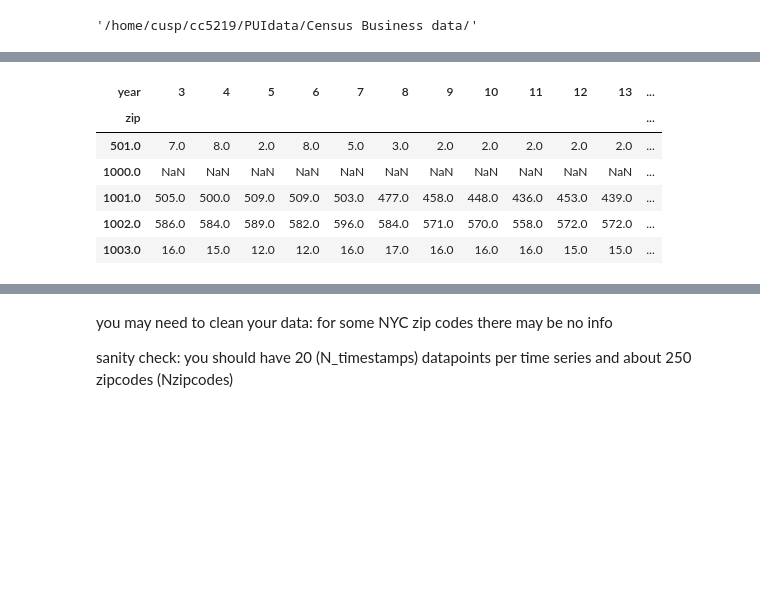
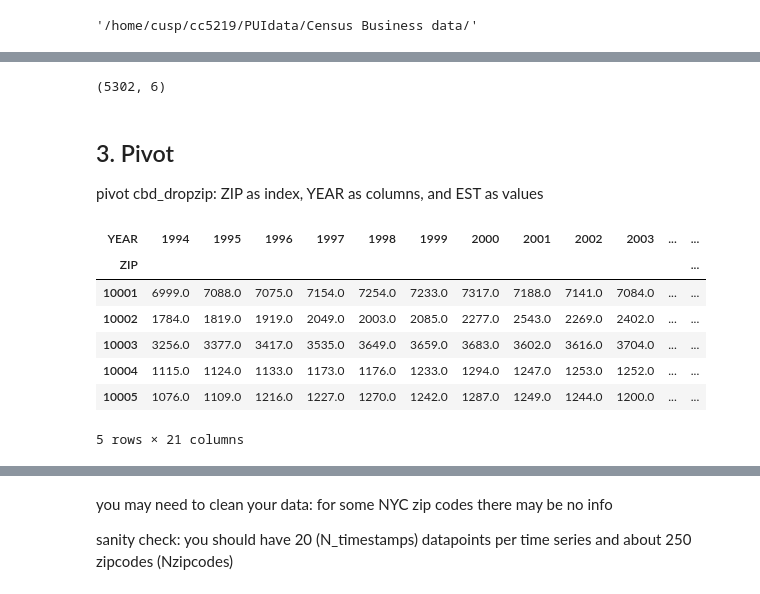
Before and after one commit to Cuiniuhua/PUI2016_cc5219, a Jupyter notebook: HW11_cc5219/HW11_2_cc5219.ipynb, the cells around one changed output, grey strips where cells are left out. Cells and saved outputs as stored; diff of their text form; code cells hidden in the pictures; blank space fills up the shorter version.

```diff
--- a/HW11_cc5219/HW11_2_cc5219.ipynb
+++ b/HW11_cc5219/HW11_2_cc5219.ipynb
@@ -65,13 +76,13 @@ geonyc.head()
 # %%
-#cbd data
 cbd = pd.DataFrame()
 for yr in range(1994,2015):
     year = str(yr)[2:4]
     fname = 'zbp' + year + 'totals.zip'
     zf = zipfile.ZipFile(path + fname)
     df = pd.read_csv(zf.open(fname.replace('.zip','.txt')))
-    df['year'] = year
-    temp = df.loc[:,['zip','year','est']]
+    df.columns = [item.upper() for item in df.columns]
+    df['YEAR'] = yr
+    temp = df.loc[:,['ZIP','YEAR','EST']]
     cbd = pd.concat([cbd, temp], axis=0)
 # %%
 cbd.head()
@@ -85,5 +95,0 @@ cbd.head()
-# %%
-cbd['zip'] = pd.to_numeric(cbd.zip).values
-cbd['year'] = pd.to_numeric(cbd.year).values
-cbd.index = cbd.zip
-cbd.head()
@@ -111,0 +109,4 @@ cbddrop.head()
+# %%
+cbd = cbd.merge(geonyc, on='ZIP')
+print cbd.shape
+cbd.head()
@@ -111,0 +123,4 @@ cbddrop.head()
+# %%
+cbd_dropzip = cbd[cbd["ZIP"].isin(geonyc['ZIP'].astype(int))]
+cbd_dropzip  = cbd_dropzip .dropna()
+cbd_dropzip .head()
@@ -112,16 +134,24 @@ cbddrop.head()
+# %%
+cbd_dropzip .shape
+# %% [output]
+(5302, 6)
+# %% [markdown]
+## 3. Pivot
+
+pivot cbd_dropzip: ZIP as index, YEAR as columns, and EST as values
 # %%
 # ZIP as index, YEAR as columns, and EST as values
-cbd_pivot = cbd.pivot_table(index='zip', columns='year', values='est')
-cbd_pivot.dropna(axis = 1)
+cbd_pivot = cbd_dropzip .pivot_table(index='ZIP', columns='YEAR', values='EST')
 cbd_pivot.head()
 # %% [output]
-| year | 3 | 4 | 5 | 6 | 7 | 8 | 9 | 10 | 11 | 12 | 13 | ... |
-| zip |  |  |  |  |  |  |  |  |  |  |  | ... |
-| 501.0 | 7.0 | 8.0 | 2.0 | 8.0 | 5.0 | 3.0 | 2.0 | 2.0 | 2.0 | 2.0 | 2.0 | ... |
-| 1000.0 | NaN | NaN | NaN | NaN | NaN | NaN | NaN | NaN | NaN | NaN | NaN | ... |
-| 1001.0 | 505.0 | 500.0 | 509.0 | 509.0 | 503.0 | 477.0 | 458.0 | 448.0 | 436.0 | 453.0 | 439.0 | ... |
-| 1002.0 | 586.0 | 584.0 | 589.0 | 582.0 | 596.0 | 584.0 | 571.0 | 570.0 | 558.0 | 572.0 | 572.0 | ... |
-| 1003.0 | 16.0 | 15.0 | 12.0 | 12.0 | 16.0 | 17.0 | 16.0 | 16.0 | 16.0 | 15.0 | 15.0 | ... |
+| YEAR | 1994 | 1995 | 1996 | 1997 | 1998 | 1999 | 2000 | 2001 | 2002 | 2003 | ... | ... |
+| ZIP |  |  |  |  |  |  |  |  |  |  |  | ... |
+| 10001 | 6999.0 | 7088.0 | 7075.0 | 7154.0 | 7254.0 | 7233.0 | 7317.0 | 7188.0 | 7141.0 | 7084.0 | ... | ... |
+| 10002 | 1784.0 | 1819.0 | 1919.0 | 2049.0 | 2003.0 | 2085.0 | 2277.0 | 2543.0 | 2269.0 | 2402.0 | ... | ... |
+| 10003 | 3256.0 | 3377.0 | 3417.0 | 3535.0 | 3649.0 | 3659.0 | 3683.0 | 3602.0 | 3616.0 | 3704.0 | ... | ... |
+| 10004 | 1115.0 | 1124.0 | 1133.0 | 1173.0 | 1176.0 | 1233.0 | 1294.0 | 1247.0 | 1253.0 | 1252.0 | ... | ... |
+| 10005 | 1076.0 | 1109.0 | 1216.0 | 1227.0 | 1270.0 | 1242.0 | 1287.0 | 1249.0 | 1244.0 | 1200.0 | ... | ... |
+5 rows × 21 columns
 # %%
 cbd_pivot.shape
 # %% [output]
```
Also changed, not shown: parts of 62 cells of this notebook.
